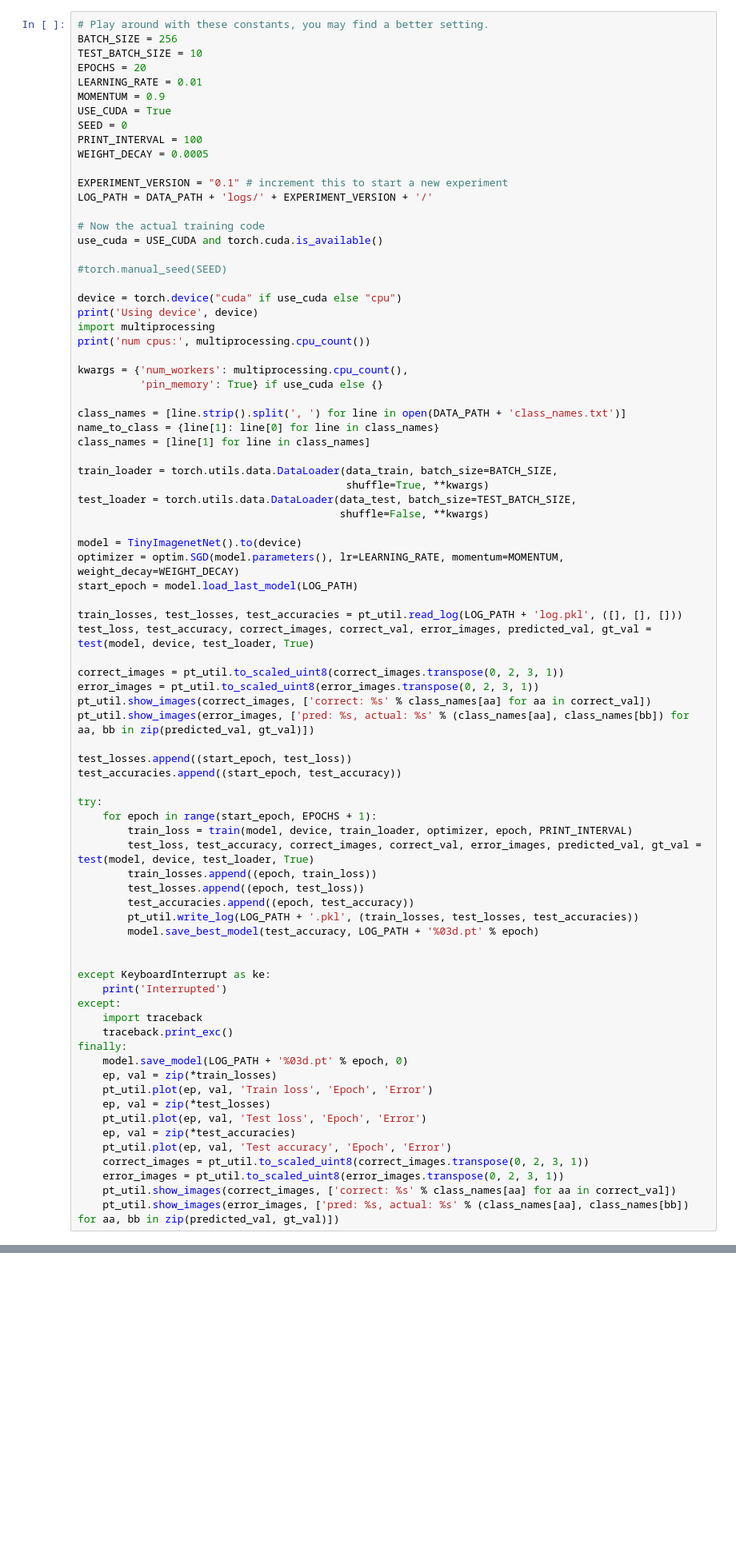
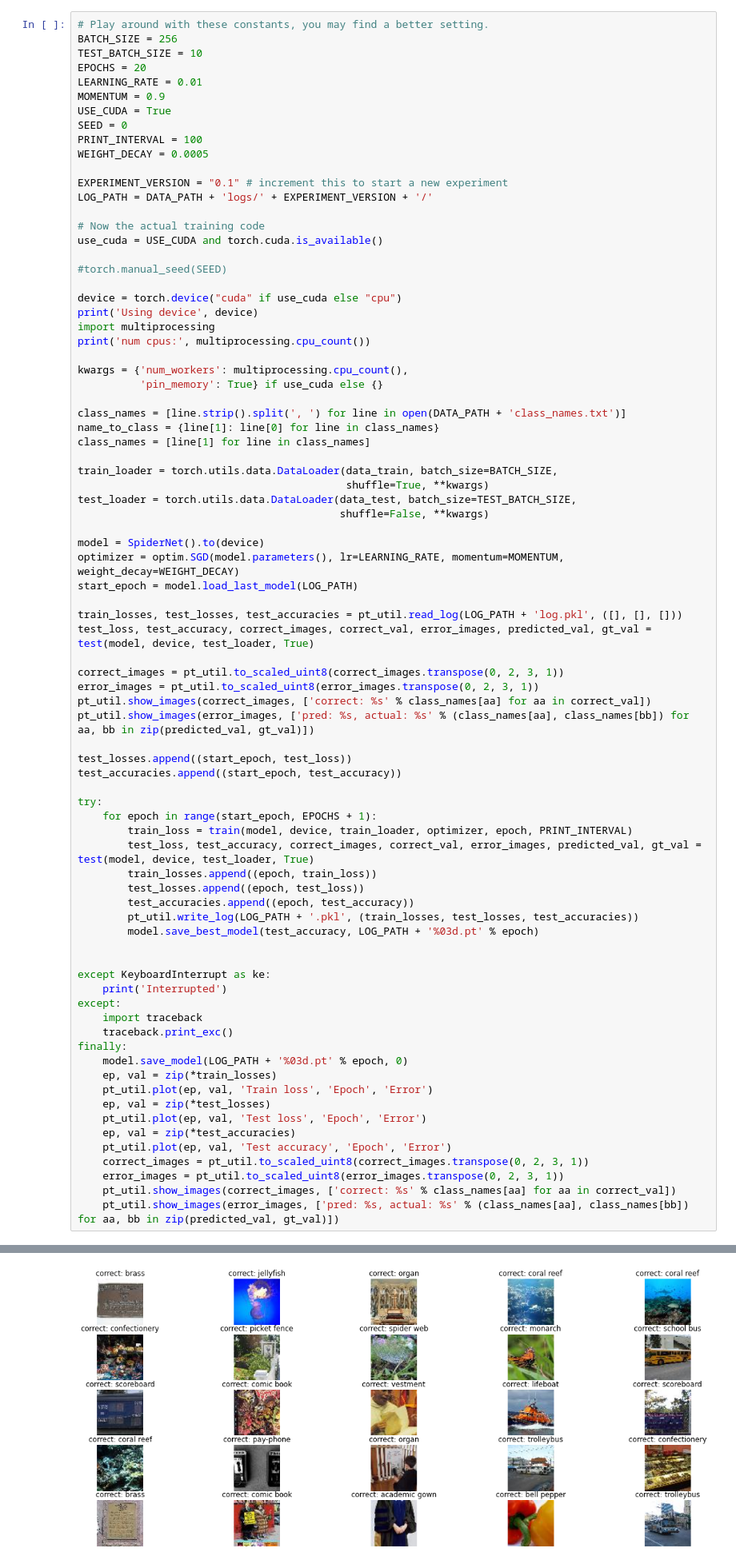
Before and after one commit to hide27k/uwnet, a Jupyter notebook: hw1.ipynb, the cells around one changed output, grey strips where cells are left out. Shown at 80% size. Drawn from its saved outputs; the diff is of its cells as text; blank space fills up the shorter version.

Commit message:
Add imagenet :tada:

```diff
--- a/hw1.ipynb
+++ b/hw1.ipynb
@@ -761,7 +822,7 @@ train_loader = torch.utils.data.DataLoader(data_train, batch_size=BATCH_SIZE,
 test_loader = torch.utils.data.DataLoader(data_test, batch_size=TEST_BATCH_SIZE,
                                           shuffle=False, **kwargs)
 
-model = TinyImagenetNet().to(device)
+model = SpiderNet().to(device)
 optimizer = optim.SGD(model.parameters(), lr=LEARNING_RATE, momentum=MOMENTUM, weight_decay=WEIGHT_DECAY)
 start_epoch = model.load_last_model(LOG_PATH)
 
@@ -804,3 +865,4 @@ finally:
     error_images = pt_util.to_scaled_uint8(error_images.transpose(0, 2, 3, 1))
     pt_util.show_images(correct_images, ['correct: %s' % class_names[aa] for aa in correct_val])
     pt_util.show_images(error_images, ['pred: %s, actual: %s' % (class_names[aa], class_names[bb]) for aa, bb in zip(predicted_val, gt_val)])
+# %% [output]
@@ -806,0 +886 @@ finally:
+[figure, added]
```
Also changed, not shown: parts of 8 cells of this notebook.
